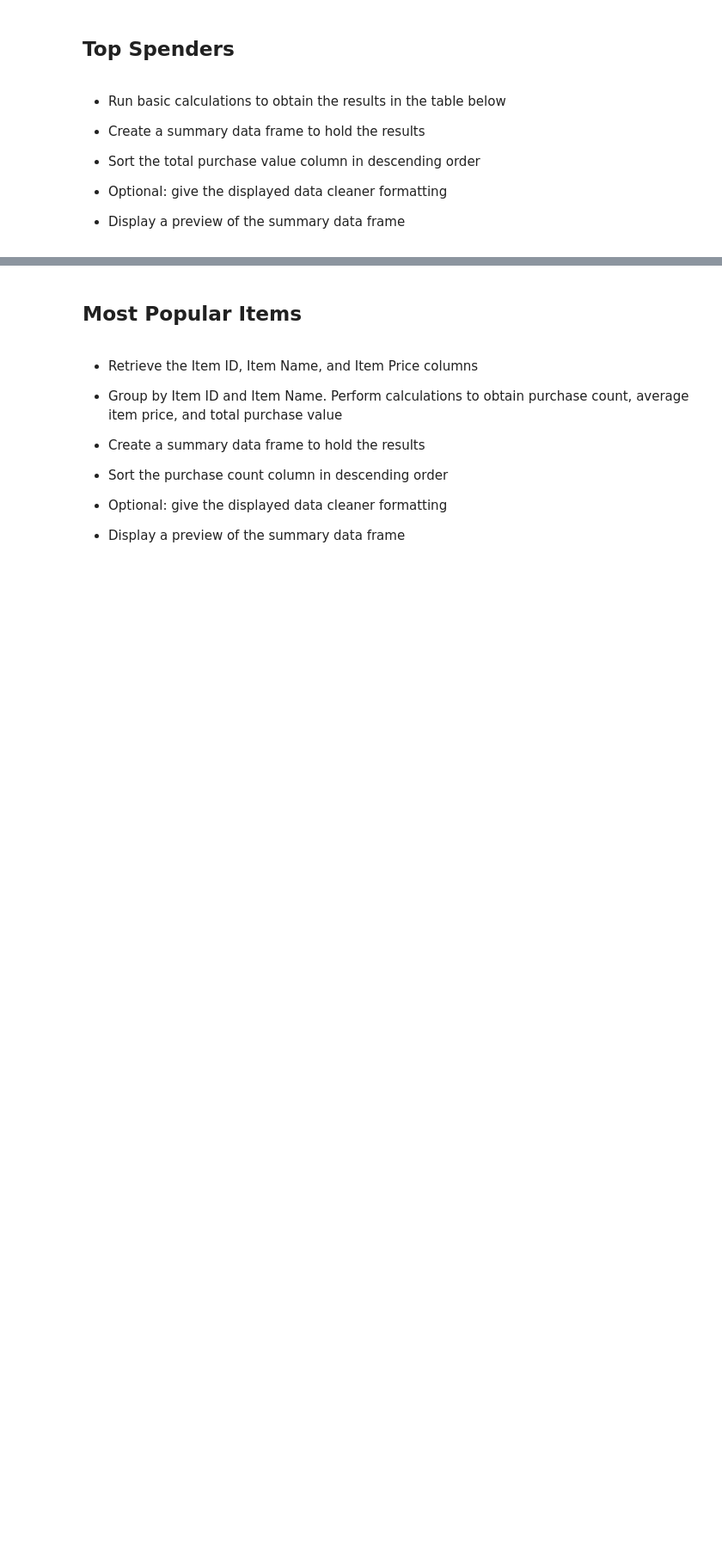
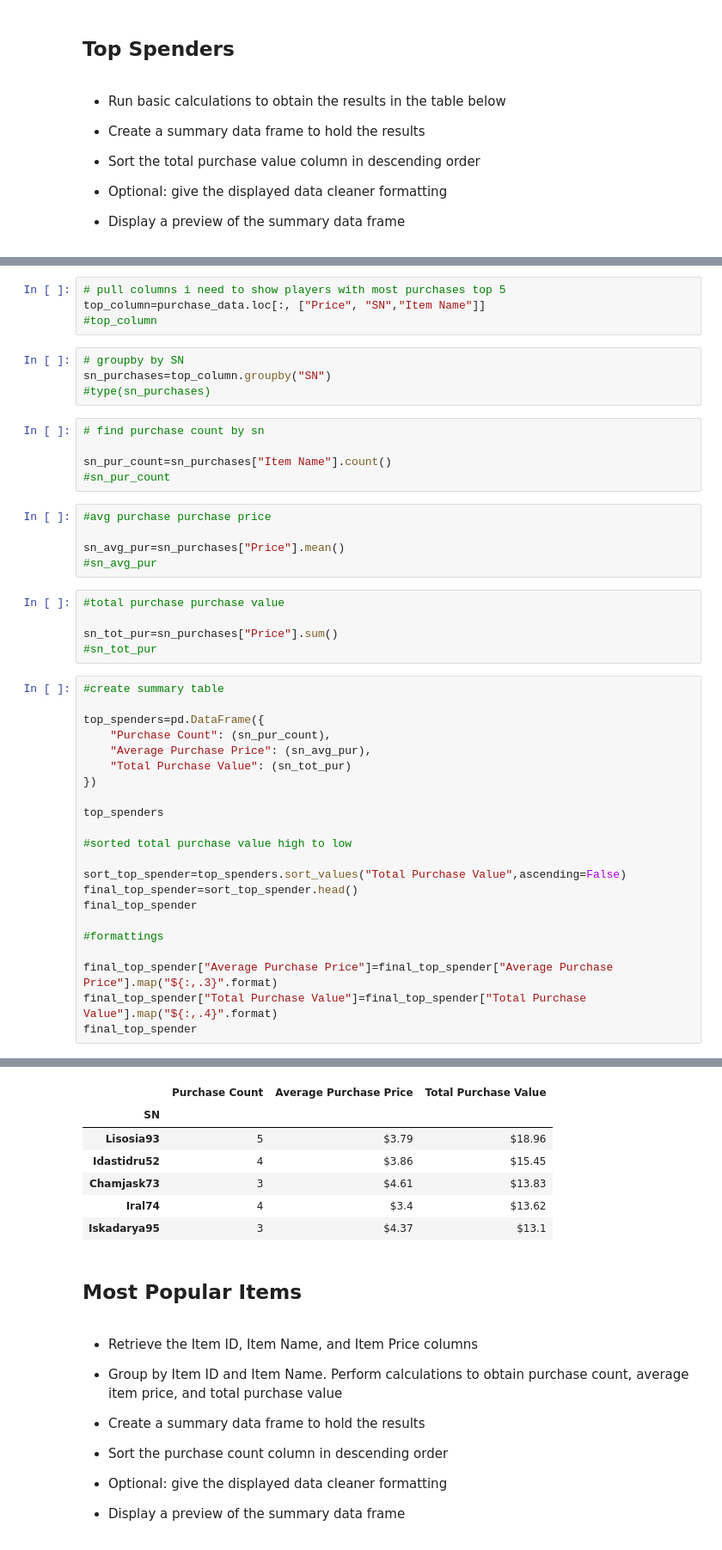
Before and after one commit to amunyhub/pandas-challenge, a Jupyter notebook: HeroesOfPymoli/HeroesOfPymoli.ipynb, the cells around one changed output, grey strips where cells are left out. Shown at 86% size. Saved outputs shown, nothing was run; the diff lists cells and outputs as text; blank space fills up the shorter version.

```diff
--- a/HeroesOfPymoli/HeroesOfPymoli.ipynb
+++ b/HeroesOfPymoli/HeroesOfPymoli.ipynb
@@ -202,0 +405,46 @@ Name: Gender, dtype: int64
+# %%
+# pull columns i need to show players with most purchases top 5
+top_column=purchase_data.loc[:, ["Price", "SN","Item Name"]]
+#top_column
+# %%
+# groupby by SN
+sn_purchases=top_column.groupby("SN")
+#type(sn_purchases)
+# %%
+# find purchase count by sn
+
+sn_pur_count=sn_purchases["Item Name"].count()
+#sn_pur_count
+# %%
+#avg purchase purchase price
+
+sn_avg_pur=sn_purchases["Price"].mean()
+#sn_avg_pur
+# %%
+#total purchase purchase value
+
+sn_tot_pur=sn_purchases["Price"].sum()
+#sn_tot_pur
+# %%
+#create summary table
+
+top_spenders=pd.DataFrame({
+    "Purchase Count": (sn_pur_count),
+    "Average Purchase Price": (sn_avg_pur),
+    "Total Purchase Value": (sn_tot_pur)
+})
+
+top_spenders
+
+#sorted total purchase value high to low
+
+sort_top_spender=top_spenders.sort_values("Total Purchase Value",ascending=False)
+final_top_spender=sort_top_spender.head()
+final_top_spender
+
+#formattings
+
+final_top_spender["Average Purchase Price"]=final_top_spender["Average Purchase Price"].map("${:,.3}".format)
+final_top_spender["Total Purchase Value"]=final_top_spender["Total Purchase Value"].map("${:,.4}".format)
+final_top_spender
+# %% [output]
@@ -203,3 +461,10 @@ Name: Gender, dtype: int64
+|  | Purchase Count | Average Purchase Price | Total Purchase Value |
+| SN |  |  |  |
+| Lisosia93 | 5 | $3.79 | $18.96 |
+| Idastidru52 | 4 | $3.86 | $15.45 |
+| Chamjask73 | 3 | $4.61 | $13.83 |
+| Iral74 | 4 | $3.4 | $13.62 |
+| Iskadarya95 | 3 | $4.37 | $13.1 |
 # %% [markdown]
 ## Most Popular Items
 # %% [markdown]
```
Also changed, not shown: parts of 35 cells of this notebook.
